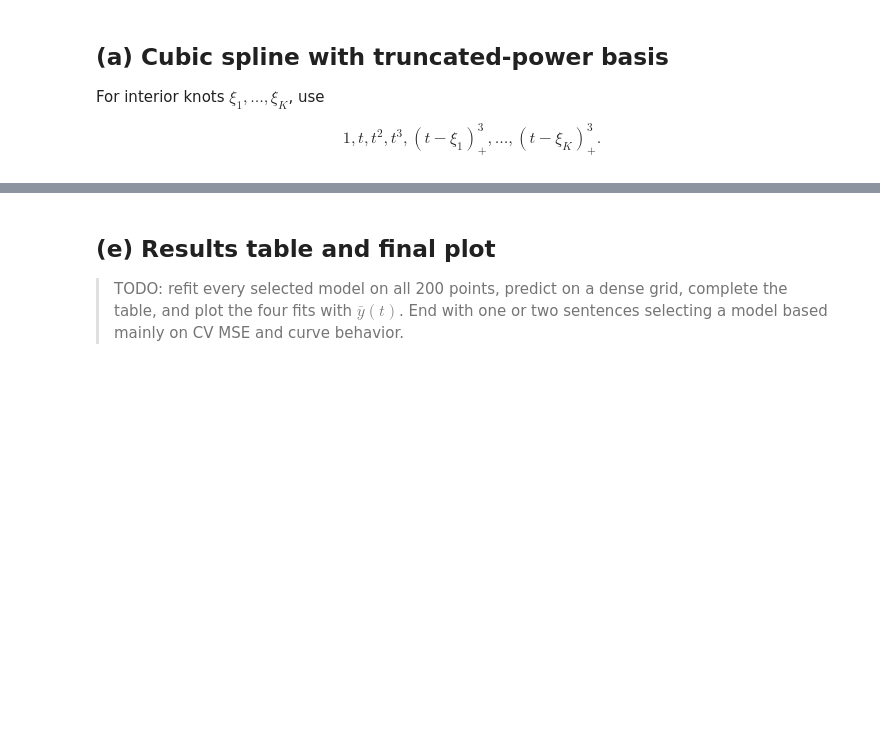
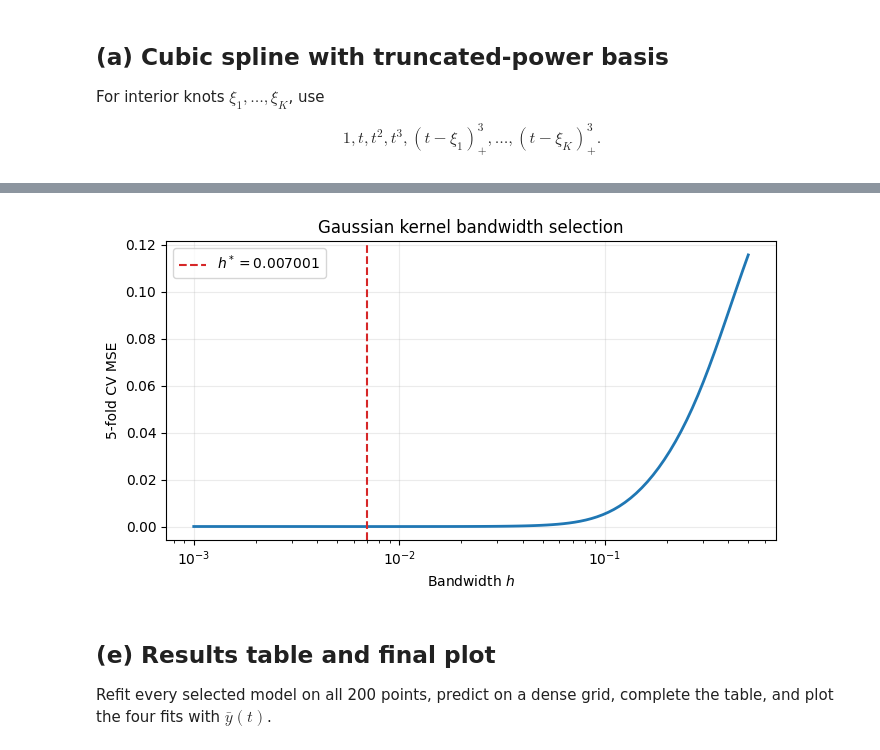
Before and after one commit to kyle-nguyennn/ml-stats-lab, a Jupyter notebook: fda/lab1/Q3_curve_fitting.ipynb, the cells around one changed output, grey strips where cells are left out. Saved outputs shown, nothing was run; the diff lists cells and outputs as text; code cells hidden in the pictures; blank space fills up the shorter version.

```diff
--- a/fda/lab1/Q3_curve_fitting.ipynb
+++ b/fda/lab1/Q3_curve_fitting.ipynb
@@ -213,11 +395,0 @@ $$
-# %%
-def kernel_fit_predict(x_train, y_train, x_valid, bandwidth):
-    distances = (x_valid[:, None] - x_train[None, :]) / bandwidth
-    weights = np.exp(-0.5 * distances**2)
-    return (weights @ y_train) / weights.sum(axis=1)
-
-bandwidth_grid = np.logspace(-2.5, -0.3, 40)
-kernel_cv = {}
-# TODO: fill kernel_cv[h] with cv_mse(...) for h in bandwidth_grid.
-# best_bandwidth = min(kernel_cv, key=kernel_cv.get)
-# best_kernel_mse = kernel_cv[best_bandwidth]
@@ -224,4 +455,41 @@ kernel_cv = {}
+# %%
+# Check that the minimum is not on the boundary of the search grid
+best_bandwidth_index = np.argmin(
+    list(kernel_cv.values())
+)
+
+if best_bandwidth_index in (0, len(bandwidth_grid) - 1):
+    print(
+        "Warning: the optimal bandwidth is on the grid boundary. "
+        "Expand bandwidth_grid."
+    )
+
+# Plot CV MSE against bandwidth
+plt.figure(figsize=(7, 4))
+
+plt.semilogx(
+    bandwidth_grid,
+    list(kernel_cv.values()),
+    linewidth=2,
+)
+
+plt.axvline(
+    best_bandwidth,
+    color="tab:red",
+    linestyle="--",
+    label=fr"$h^*={best_bandwidth:.4g}$",
+)
+
+plt.xlabel("Bandwidth $h$")
+plt.ylabel("5-fold CV MSE")
+plt.title("Gaussian kernel bandwidth selection")
+plt.grid(alpha=0.25)
+plt.legend()
+plt.tight_layout()
+plt.show()
+# %% [output]
+[figure, added]
 # %% [markdown]
 ## (e) Results table and final plot
 
-> TODO: refit every selected model on all 200 points, predict on a dense grid, complete the table, and plot the four fits with $\bar y(t)$. End with one or two sentences selecting a model based mainly on CV MSE and curve behavior.
+Refit every selected model on all 200 points, predict on a dense grid, complete the table, and plot the four fits with $\bar y(t)$.
```
Also changed, not shown: parts of 19 cells of this notebook, 7 other files.
